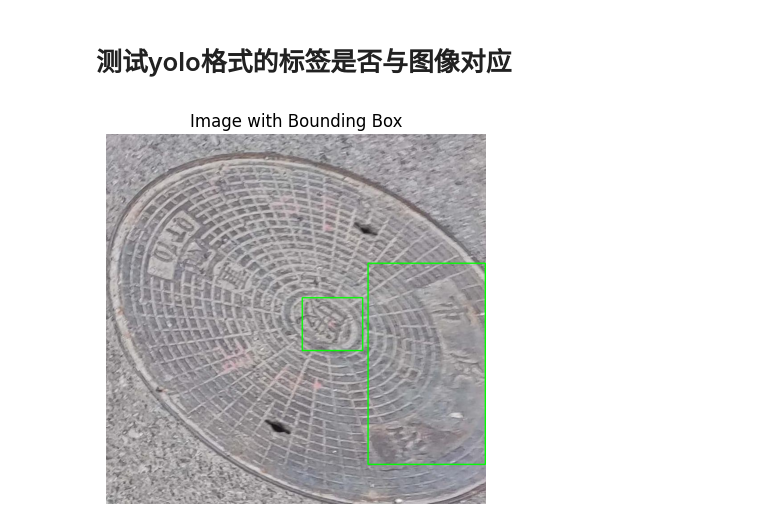
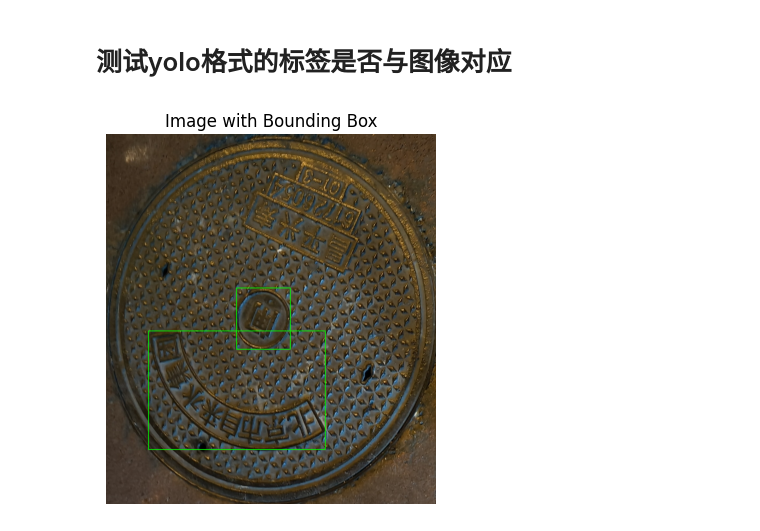
Before and after one commit to B416-JAFLY/manhole_cover_detection, a Jupyter notebook: dataset_construction/dataset_construction_test.ipynb, the cells around one changed output. Drawn from its saved outputs; the diff is of its cells as text; code cells hidden in the pictures.

```diff
--- a/dataset_construction/dataset_construction_test.ipynb
+++ b/dataset_construction/dataset_construction_test.ipynb
@@ -7,19 +7,19 @@ import cv2
 import matplotlib.pyplot as plt
 # %%
 
-# 定义文件夹路径
-images_folder = '../../images_dataset_yolo'
+# # 定义文件夹路径
+# images_folder = '../../images_dataset_yolo'
 
-# 获取所有的图片文件
-image_files = [f for f in os.listdir(images_folder) if f.endswith('.jpg')]
+# # 获取所有的图片文件
+# image_files = [f for f in os.listdir(images_folder) if f.endswith('.jpg')]
 
 # 随机选择一张图片
-selected_image_file = random.choice(image_files)
-selected_image_path = os.path.join(images_folder, selected_image_file)
+# selected_image_file = random.choice(image_files)
+selected_image_path = "../../images_dataset_yolo/images/val_augmentation/IMG_20240629_002502_target_0.jpg"
 
 # 对应的txt文件
-selected_txt_file = selected_image_file.replace('.jpg', '.txt')
-selected_txt_path = os.path.join(images_folder, selected_txt_file)
+# selected_txt_file = selected_image_file.replace('.jpg', '.txt')
+selected_txt_path =  "../../images_dataset_yolo/labels/val_augmentation/IMG_20240629_002502_target_0.txt"
 
 # 读取图片
 image = cv2.imread(selected_image_path)
@@ -30,31 +30,31 @@ image_height, image_width = image.shape[:2]
 
 # 读取txt文件中的标签信息
 with open(selected_txt_path, 'r') as f:
     lines = f.readlines()
 
 # 在图片上绘制矩形框
 for line in lines:
     class_id, x_center, y_center, width, height = map(float, line.split())
 
     # 转换为像素坐标
     x_center = int(x_center * image_width)
     y_center = int(y_center * image_height)
     width = int(width * image_width)
     height = int(height * image_height)
 
     # 计算矩形框的左上角和右下角坐标
     x1 = int(x_center - width / 2)
     y1 = int(y_center - height / 2)
     x2 = int(x_center + width / 2)
     y2 = int(y_center + height / 2)
 
     # 绘制矩形框
     cv2.rectangle(image_rgb, (x1, y1), (x2, y2), (0, 255, 0), 2)
 
 # 使用Matplotlib显示图片
 plt.imshow(image_rgb)
 plt.title('Image with Bounding Box')
 plt.axis('off')
 plt.show()
 # %% [output]
-[figure, old version]
+[figure, new version]
```
Also changed, not shown: 4 other files.
